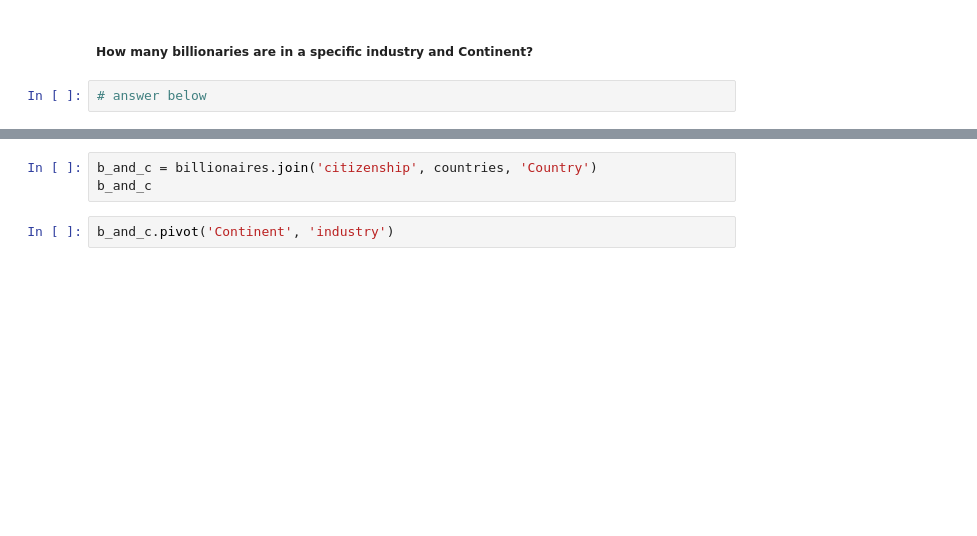
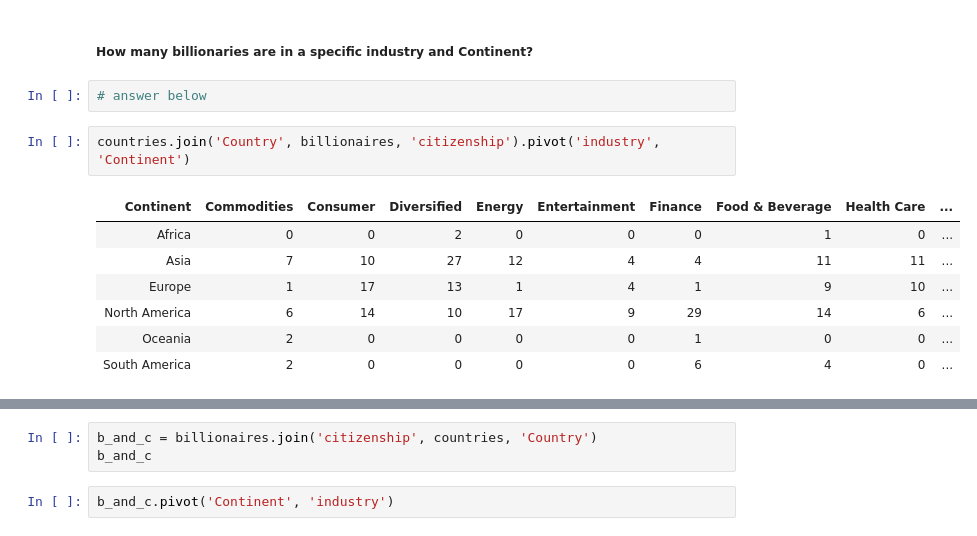
Before and after one commit to BC-COMS-1016/materials-sp22, a Jupyter notebook: demos/Lecture_8.ipynb, the cells around one changed output, grey strips where cells are left out. Saved outputs shown, nothing was run; the diff lists cells and outputs as text; blank space fills up the shorter version.

```diff
--- a/demos/Lecture_8.ipynb
+++ b/demos/Lecture_8.ipynb
@@ -165,3 +596,13 @@ countries.join('Country', billionaires, 'citizenship')
 ##### How many billionaries are in a specific industry and Continent?
 # %%
 # answer below
+# %%
+countries.join('Country', billionaires, 'citizenship').pivot('industry', 'Continent')
+# %% [output]
+| Continent | Commodities | Consumer | Diversified | Energy | Entertainment | Finance | Food & Beverage | Health Care | ... |
+| Africa | 0 | 0 | 2 | 0 | 0 | 0 | 1 | 0 | ... |
+| Asia | 7 | 10 | 27 | 12 | 4 | 4 | 11 | 11 | ... |
+| Europe | 1 | 17 | 13 | 1 | 4 | 1 | 9 | 10 | ... |
+| North America | 6 | 14 | 10 | 17 | 9 | 29 | 14 | 6 | ... |
+| Oceania | 2 | 0 | 0 | 0 | 0 | 1 | 0 | 0 | ... |
+| South America | 2 | 0 | 0 | 0 | 0 | 6 | 4 | 0 | ... |
```
Also changed, not shown: parts of 42 cells of this notebook.
